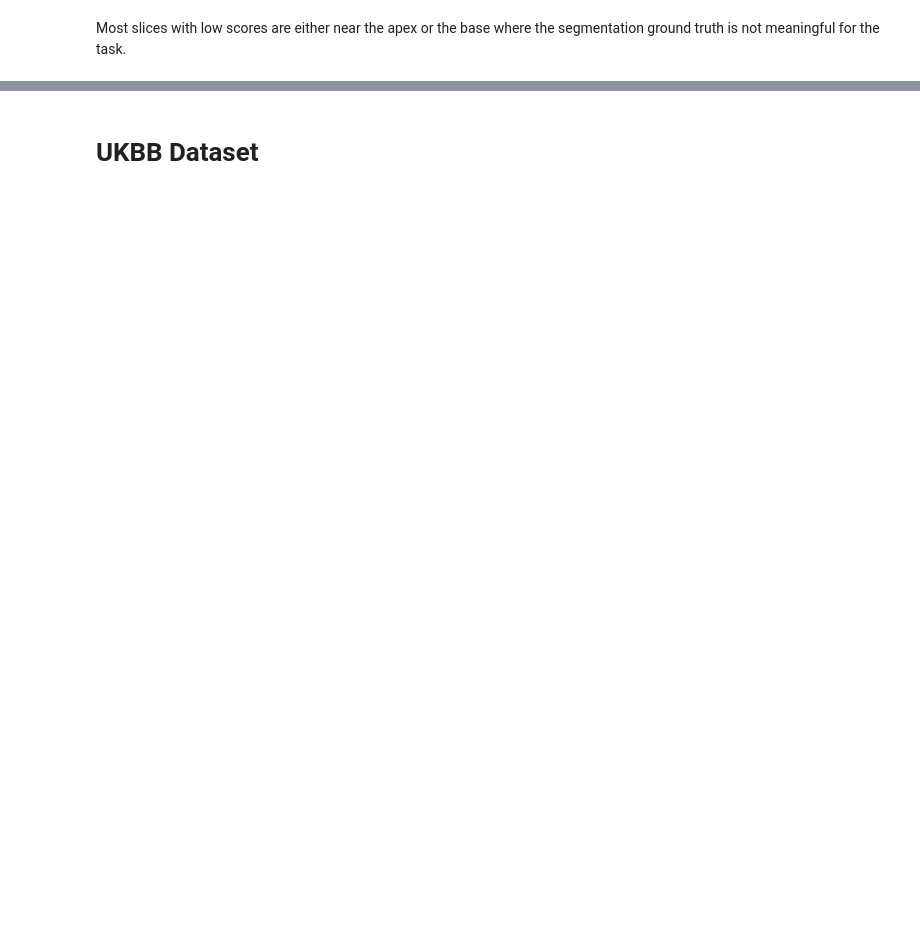
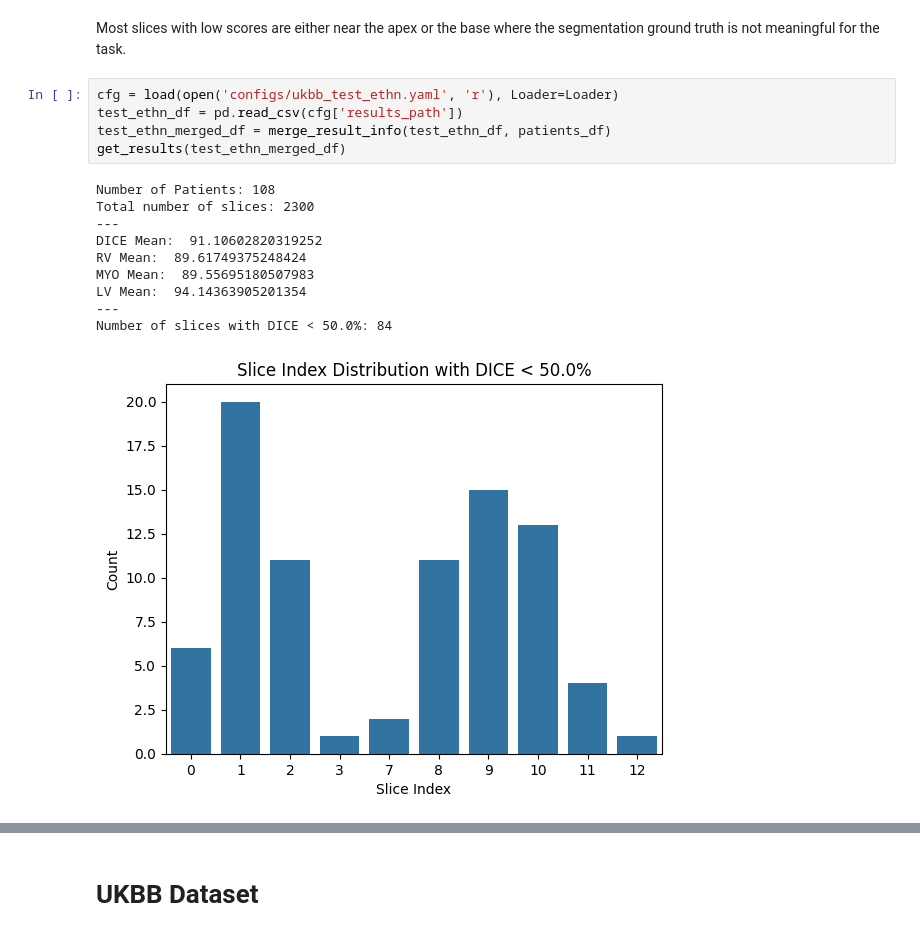
Before and after one commit to msskzx/UniMatch, a Jupyter notebook: more-scenarios/medical/ukbb_analysis.ipynb, the cells around one changed output, grey strips where cells are left out. Cells and saved outputs as stored; diff of their text form; blank space fills up the shorter version.

```diff
--- a/more-scenarios/medical/ukbb_analysis.ipynb
+++ b/more-scenarios/medical/ukbb_analysis.ipynb
@@ -58,2 +60,18 @@ Name: count, dtype: int64
 # %% [markdown]
 Most slices with low scores are either near the apex or the base where the segmentation ground truth is not meaningful for the task.
+# %%
+cfg = load(open('configs/ukbb_test_ethn.yaml', 'r'), Loader=Loader)
+test_ethn_df = pd.read_csv(cfg['results_path'])
+test_ethn_merged_df = merge_result_info(test_ethn_df, patients_df)
+get_results(test_ethn_merged_df)
+# %% [output]
+Number of Patients: 108
+Total number of slices: 2300
+---
+DICE Mean:  91.10602820319252
+RV Mean:  89.61749375248424
+MYO Mean:  89.55695180507983
+LV Mean:  94.14363905201354
+---
+Number of slices with DICE < 50.0%: 84
+[figure, added]
```
Also changed, not shown: parts of 12 cells of this notebook, 6 other files.
